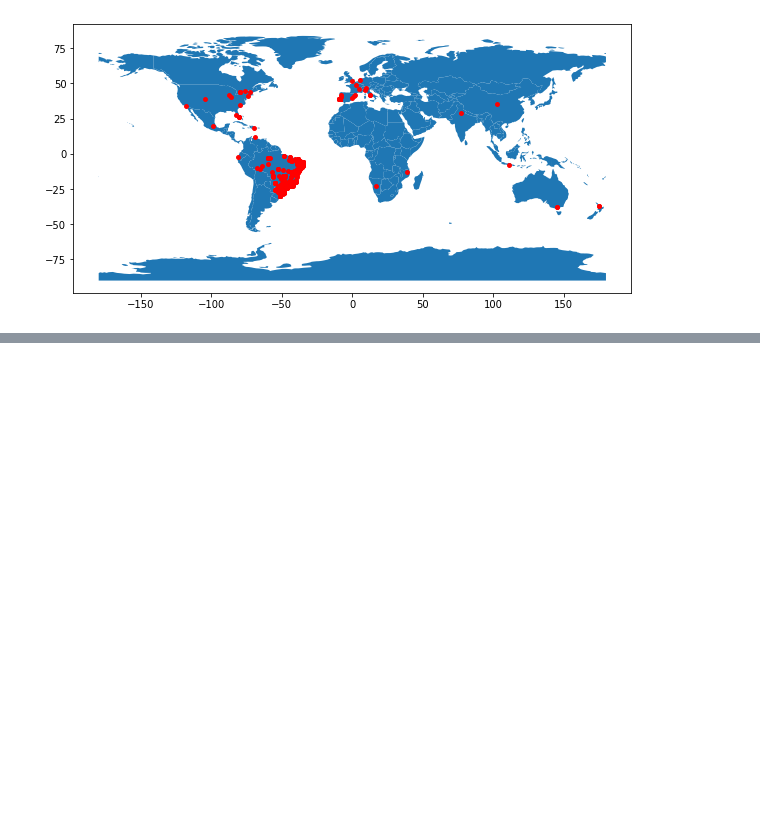
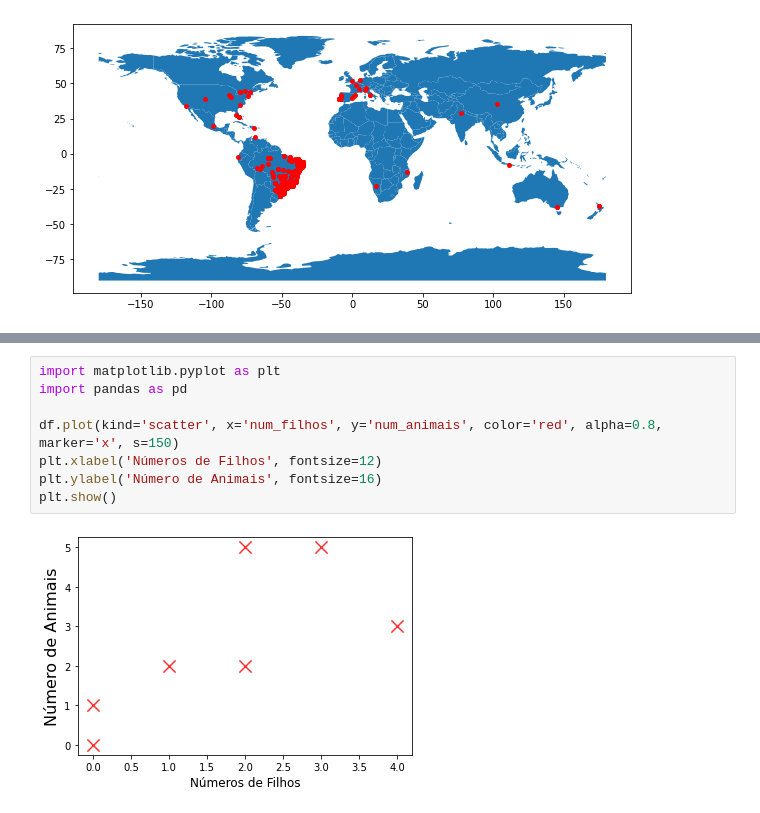
Before and after one commit to paulosalvatore/Ocean_CienciaDados_23_02_2021, a Jupyter notebook: Ocean_CienciaDados_23_02_2021.ipynb, the cells around one changed output, grey strips where cells are left out. Drawn from its saved outputs; the diff is of its cells as text; blank space fills up the shorter version.

```diff
--- a/Ocean_CienciaDados_23_02_2021.ipynb
+++ b/Ocean_CienciaDados_23_02_2021.ipynb
@@ -590,0 +634,10 @@ gdf.plot(ax=world.plot(figsize=(10, 6)), marker='o', color='red', markersize=15)
+# %%
+import matplotlib.pyplot as plt
+import pandas as pd
+
+df.plot(kind='scatter', x='num_filhos', y='num_animais', color='red', alpha=0.8, marker='x', s=150)
+plt.xlabel('Números de Filhos', fontsize=12)
+plt.ylabel('Número de Animais', fontsize=16)
+plt.show()
+# %% [output]
+[figure, added]
```
Also changed, not shown: parts of 10 cells of this notebook.
